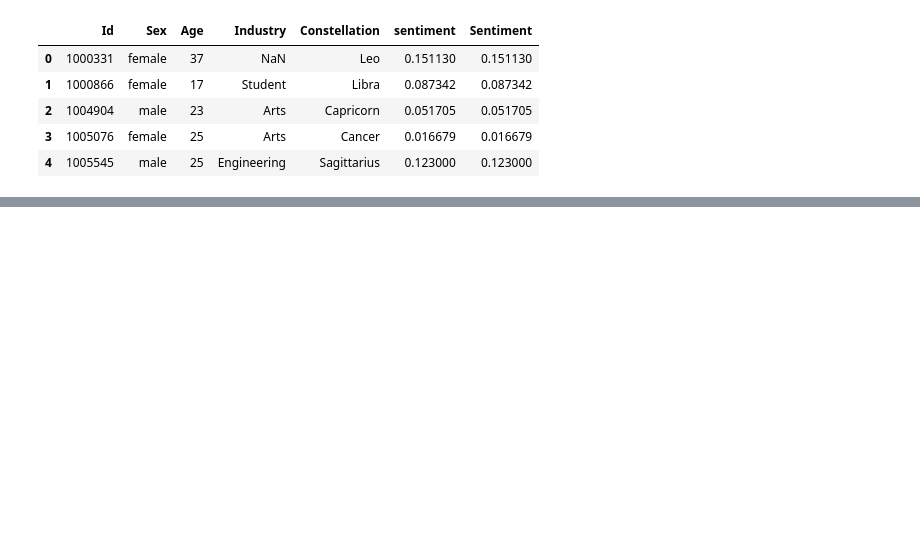
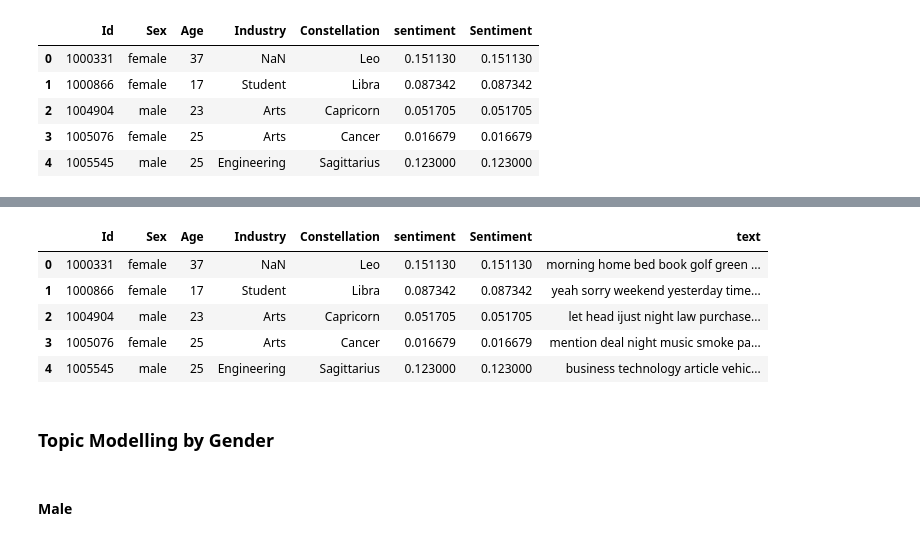
Before and after one commit to asenliang/nlp-blog-analysis, a Jupyter notebook: 4. Topic Modelling.ipynb, the cells around one changed output, grey strips where cells are left out. Cells and saved outputs as stored; diff of their text form; code cells hidden in the pictures; blank space fills up the shorter version.

Commit message:
topic modeling

```diff
--- a/4. Topic Modelling.ipynb
+++ b/4. Topic Modelling.ipynb
@@ -4,5 +12,5 @@ import pandas as pd
 # %%
-file_stats = pd.read_csv('./file_stats_sentiment.csv')
+file_stats = pd.read_csv('./file_stats_sentiment.csv', dtype={'Id':'object'})
 file_stats.head()
 # %% [output]
 |  | Id | Sex | Age | Industry | Constellation | sentiment | Sentiment |
@@ -11,3 +19,17 @@ file_stats.head()
 | 2 | 1004904 | male | 23 | Arts | Capricorn | 0.051705 | 0.051705 |
 | 3 | 1005076 | female | 25 | Arts | Cancer | 0.016679 | 0.016679 |
 | 4 | 1005545 | male | 25 | Engineering | Sagittarius | 0.123000 | 0.123000 |
+# %%
+def tokenize(file_path):
+    with open(file_path, errors='ignore') as f:
+        text = f.readline()
+    regex = re.compile('[' + re.escape(string.punctuation) + '0-9\\r\\t\\n]')
+    text = regex.sub(" ", text.lower())
+    words = nltk.word_tokenize(text, 'english', False)
+    words = [w for w in words if len(w) > 2 and w not in stop_words.ENGLISH_STOP_WORDS]
+    words = [w for (w,l) in nltk.pos_tag(words) if l == 'NN']
+    return ' '.join(words)
+# %%
+mapping = {}
+for doc in tqdm(os.listdir('./clean/')):
+    mapping[doc] = tokenize('./clean/'+doc)
@@ -13,0 +38,10 @@ file_stats.head()
+# %%
+file_stats['text'] = file_stats.Id.map(mapping)
+file_stats.head()
+# %% [output]
+|  | Id | Sex | Age | Industry | Constellation | sentiment | Sentiment | text |
+| 0 | 1000331 | female | 37 | NaN | Leo | 0.151130 | 0.151130 | morning home bed book golf green ... |
+| 1 | 1000866 | female | 17 | Student | Libra | 0.087342 | 0.087342 | yeah sorry weekend yesterday time... |
+| 2 | 1004904 | male | 23 | Arts | Capricorn | 0.051705 | 0.051705 | let head ijust night law purchase... |
+| 3 | 1005076 | female | 25 | Arts | Cancer | 0.016679 | 0.016679 | mention deal night music smoke pa... |
+| 4 | 1005545 | male | 25 | Engineering | Sagittarius | 0.123000 | 0.123000 | business technology article vehic... |
@@ -13,0 +53,4 @@ file_stats.head()
+# %% [markdown]
+### Topic Modelling by Gender
+# %% [markdown]
+#### Male
```
Also changed, not shown: parts of 14 cells of this notebook, 4 other files.
